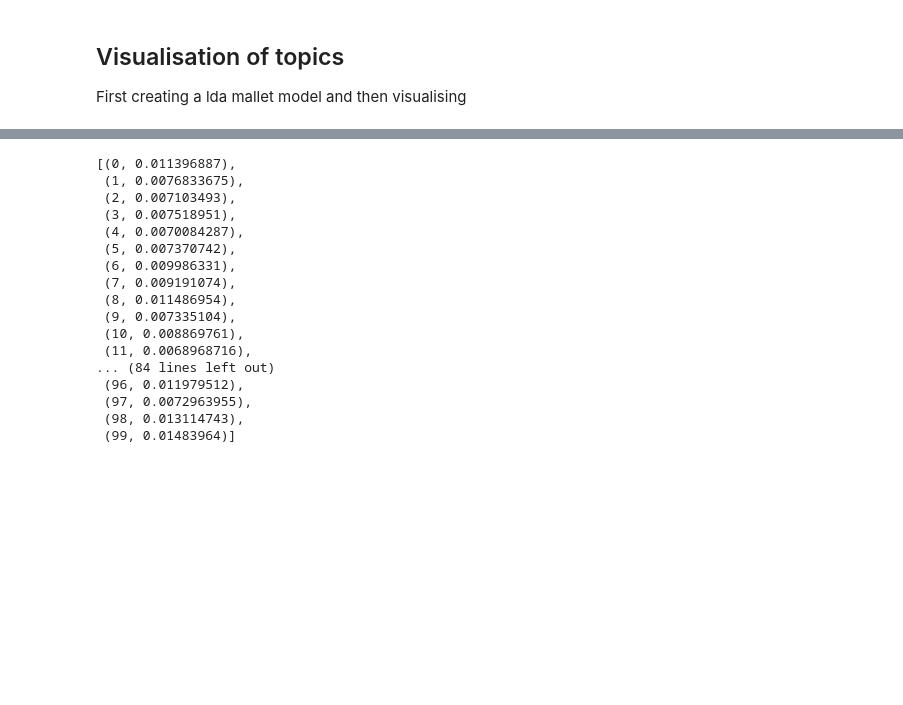
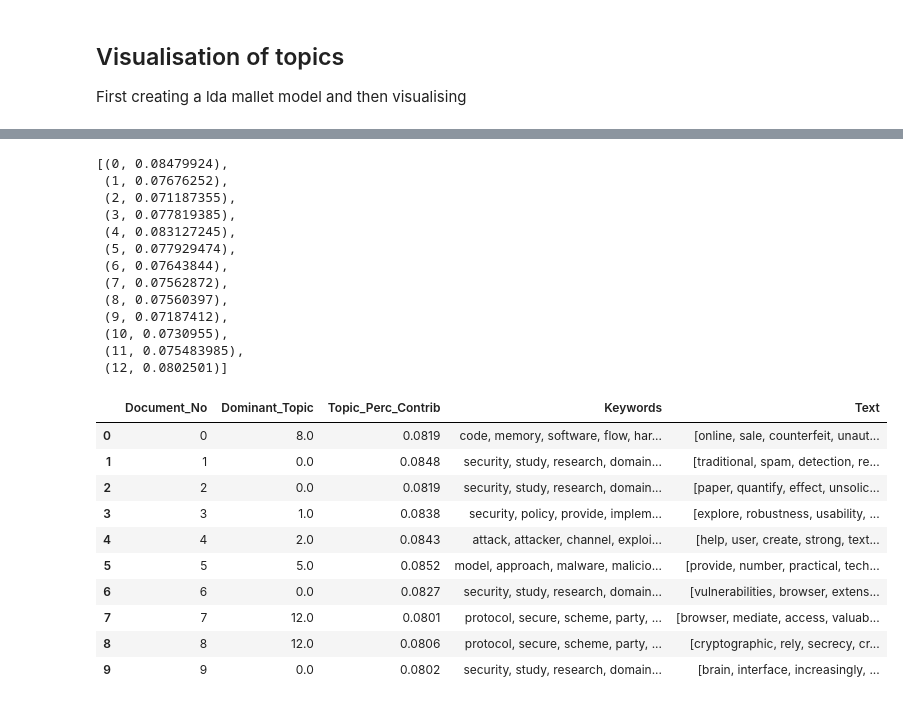
Before and after one commit to richard-johansson/topic_modeling, a Jupyter notebook: testOfTFIDF.ipynb, the cells around one changed output, grey strips where cells are left out. Saved outputs shown, nothing was run; the diff lists cells and outputs as text; code cells hidden in the pictures; blank space fills up the shorter version.

```diff
--- a/testOfTFIDF.ipynb
+++ b/testOfTFIDF.ipynb
@@ -187,10 +308,8 @@ plt.show()
 Reads the LDA mallet model from the folder /mallet-2.0.8
 # %%
-os.environ['MALLET_HOME']='mallet-2.0.8'
-mallet_path = 'mallet-2.0.8/bin/mallet'
 ldamallet = gensim.models.wrappers.LdaMallet(mallet_path,
                                              corpus=M1,
-                                             num_topics=25,
+                                             num_topics=13,
                                              id2word=dictionary)
 # %%
 # Show Topics
@@ -285,20 +414,62 @@ topic
 # %%
 lda_mallet_model.get_document_topics(M1[1],minimum_probability=0)
 # %% [output]
-[(0, 0.011396887),
- (1, 0.0076833675),
- (2, 0.007103493),
- (3, 0.007518951),
- (4, 0.0070084287),
- (5, 0.007370742),
- (6, 0.009986331),
- (7, 0.009191074),
- (8, 0.011486954),
- (9, 0.007335104),
- (10, 0.008869761),
- (11, 0.0068968716),
-... (84 lines left out)
- (96, 0.011979512),
- (97, 0.0072963955),
- (98, 0.013114743),
- (99, 0.01483964)]
+[(0, 0.08479924),
+ (1, 0.07676252),
+ (2, 0.071187355),
+ (3, 0.077819385),
+ (4, 0.083127245),
+ (5, 0.077929474),
+ (6, 0.07643844),
+ (7, 0.07562872),
+ (8, 0.07560397),
+ (9, 0.07187412),
+ (10, 0.0730955),
+ (11, 0.075483985),
+ (12, 0.0802501)]
+# %%
+import pandas as pd
+
+def format_topics_sentences(ldamodel, corpus, texts):
+    # Init output
+    sent_topics_df = pd.DataFrame()
+
+    # Get main topic in each document
+    for i, row in enumerate(ldamodel[corpus]):
+        row = sorted(row, key=lambda x: (x[1]), reverse=True)
+        # Get the Dominant topic, Perc Contribution and Keywords for each document
+        for j, (topic_num, prop_topic) in enumerate(row):
+            if j == 0:  # => dominant topic
+                wp = ldamodel.show_topic(topic_num)
+                topic_keywords = ", ".join([word for word, prop in wp])
+                sent_topics_df = sent_topics_df.append(pd.Series([int(topic_num), round(prop_topic,4), topic_keywords]), ignore_index=True)
+            else:
+                break
+    sent_topics_df.columns = ['Dominant_Topic', 'Perc_Contribution', 'Topic_Keywords']
+
+    # Add original text to the end of the output
+    contents = pd.Series(texts)
+    sent_topics_df = pd.concat([sent_topics_df, contents], axis=1)
+    return(sent_topics_df)
+
+
+df_topic_sents_keywords = format_topics_sentences(ldamodel=lda_mallet_model, corpus=M1, texts=corpus_clean_bigram)
+
+# Format
+df_dominant_topic = df_topic_sents_keywords.reset_index()
+df_dominant_topic.columns = ['Document_No', 'Dominant_Topic', 'Topic_Perc_Contrib', 'Keywords', 'Text']
+
+# Show
+df_dominant_topic.head(10)
+# %% [output]
+|  | Document_No | Dominant_Topic | Topic_Perc_Contrib | Keywords | Text |
+| 0 | 0 | 8.0 | 0.0819 | code, memory, software, flow, har... | [online, sale, counterfeit, unaut... |
+| 1 | 1 | 0.0 | 0.0848 | security, study, research, domain... | [traditional, spam, detection, re... |
+| 2 | 2 | 0.0 | 0.0819 | security, study, research, domain... | [paper, quantify, effect, unsolic... |
+| 3 | 3 | 1.0 | 0.0838 | security, policy, provide, implem... | [explore, robustness, usability, ... |
+| 4 | 4 | 2.0 | 0.0843 | attack, attacker, channel, exploi... | [help, user, create, strong, text... |
+| 5 | 5 | 5.0 | 0.0852 | model, approach, malware, malicio... | [provide, number, practical, tech... |
+| 6 | 6 | 0.0 | 0.0827 | security, study, research, domain... | [vulnerabilities, browser, extens... |
+| 7 | 7 | 12.0 | 0.0801 | protocol, secure, scheme, party, ... | [browser, mediate, access, valuab... |
+| 8 | 8 | 12.0 | 0.0806 | protocol, secure, scheme, party, ... | [cryptographic, rely, secrecy, cr... |
+| 9 | 9 | 0.0 | 0.0802 | security, study, research, domain... | [brain, interface, increasingly, ... |
```
Also changed, not shown: parts of 35 cells of this notebook.
